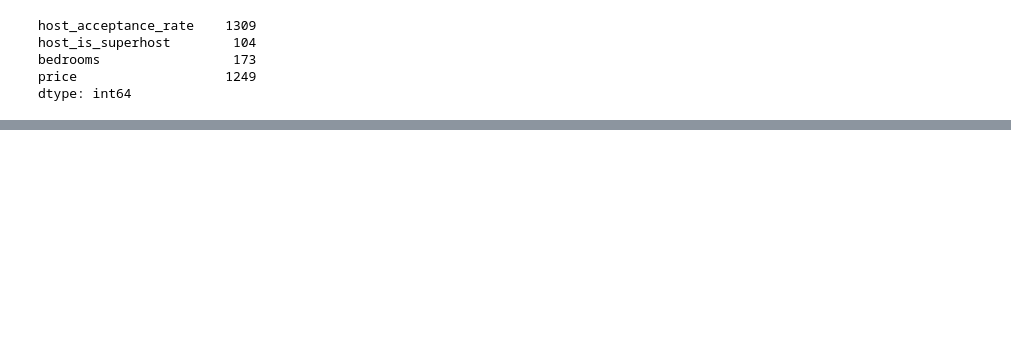
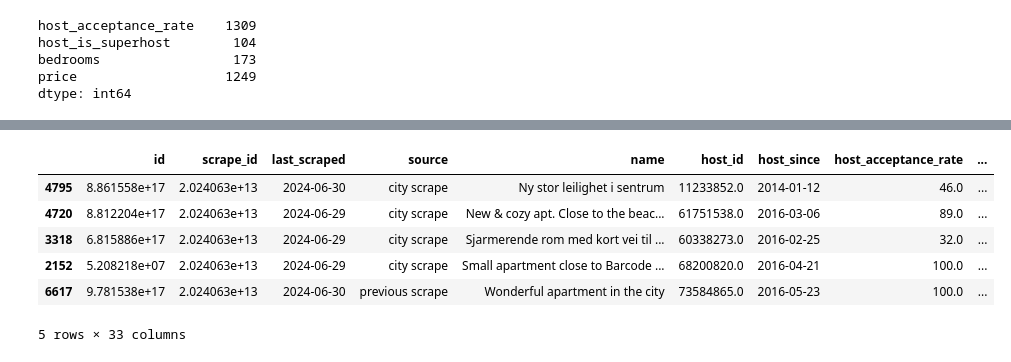
Before and after one commit to Bhdezm/Airbnb-Oslo, a Jupyter notebook: limpieza_oslo.ipynb, the cells around one changed output, grey strips where cells are left out. Cells and saved outputs as stored; diff of their text form; code cells hidden in the pictures; blank space fills up the shorter version.

```diff
--- a/limpieza_oslo.ipynb
+++ b/limpieza_oslo.ipynb
@@ -223,0 +216,10 @@ Name: price, Length: 10099, dtype: object
+# %%
+gz_listings.sample(5)
+# %% [output]
+|  | id | scrape_id | last_scraped | source | name | host_id | host_since | host_acceptance_rate | ... |
+| 4795 | 8.861558e+17 | 2.024063e+13 | 2024-06-30 | city scrape | Ny stor leilighet i sentrum | 11233852.0 | 2014-01-12 | 46.0 | ... |
+| 4720 | 8.812204e+17 | 2.024063e+13 | 2024-06-29 | city scrape | New & cozy apt. Close to the beac... | 61751538.0 | 2016-03-06 | 89.0 | ... |
+| 3318 | 6.815886e+17 | 2.024063e+13 | 2024-06-29 | city scrape | Sjarmerende rom med kort vei til ... | 60338273.0 | 2016-02-25 | 32.0 | ... |
+| 2152 | 5.208218e+07 | 2.024063e+13 | 2024-06-29 | city scrape | Small apartment close to Barcode ... | 68200820.0 | 2016-04-21 | 100.0 | ... |
+| 6617 | 9.781538e+17 | 2.024063e+13 | 2024-06-30 | previous scrape | Wonderful apartment in the city | 73584865.0 | 2016-05-23 | 100.0 | ... |
+5 rows × 33 columns
```
Also changed, not shown: parts of 15 cells of this notebook, 1 other file.
